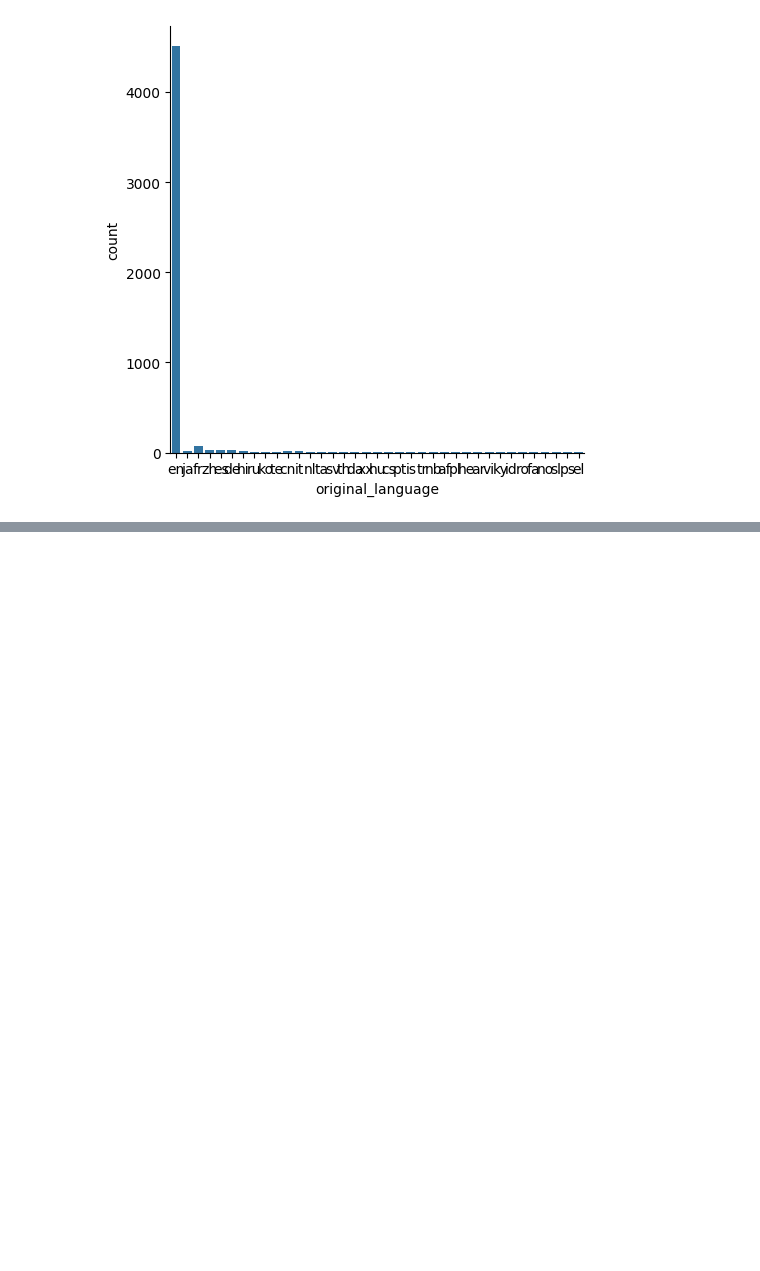
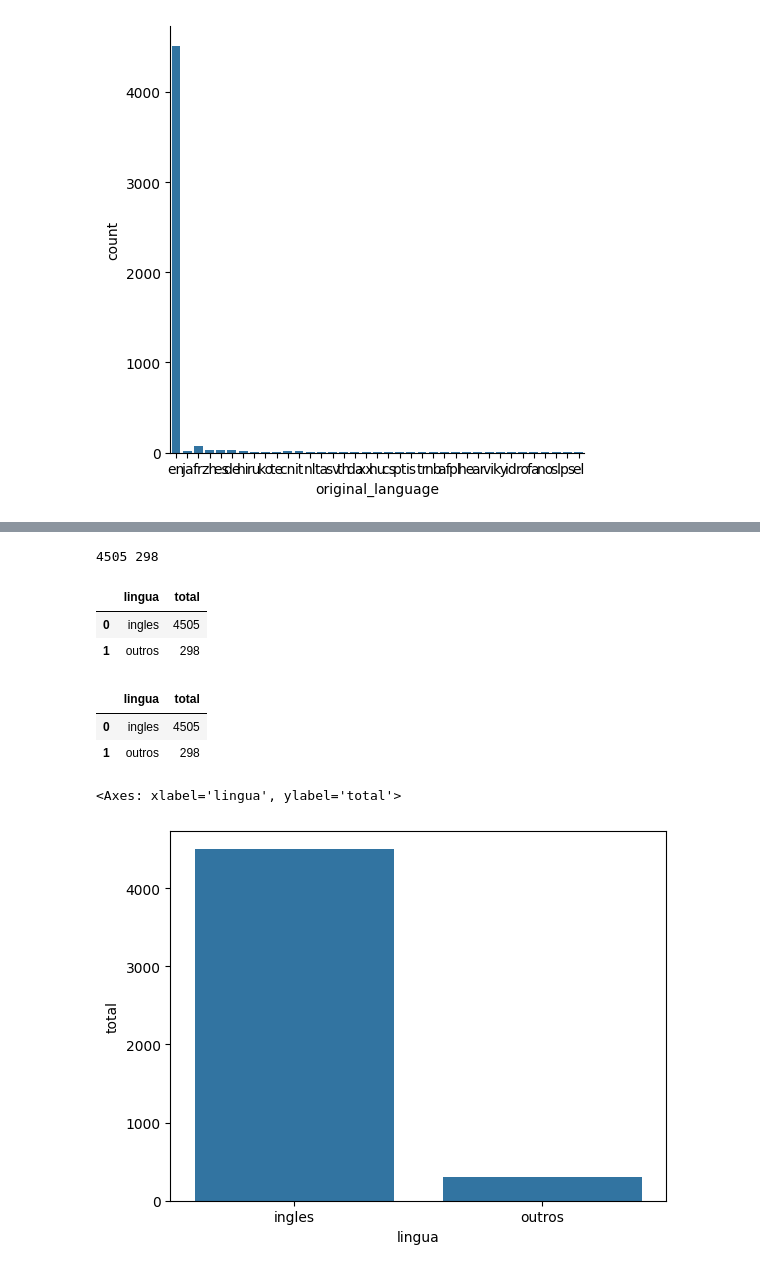
Before and after one commit to orlandojsjunior/Data_Science-Analise_e_visualizacao_de_dados, a Jupyter notebook: 04 - Data Visalization/Notebooks/04_data_visualization.ipynb, the cells around one changed output, grey strips where cells are left out. Cells and saved outputs as stored; diff of their text form; code cells hidden in the pictures; blank space fills up the shorter version.

```diff
--- a/04 - Data Visalization/Notebooks/04_data_visualization.ipynb
+++ b/04 - Data Visalization/Notebooks/04_data_visualization.ipynb
@@ -470,0 +492,45 @@ sns.catplot(x="original_language", kind="count", data=tmdb) # O catplo ja imprim
+# %%
+# Atribuindo valores
+
+total_por_lingua = tmdb["original_language"].value_counts()
+total_geral = total_por_lingua.sum()
+total_de_ingles = total_por_lingua.loc["en"]
+total_do_resto = total_geral - total_de_ingles
+print(total_de_ingles, total_do_resto)
+# %% [output]
+4505 298
+# %%
+# Criando um DataFrame "planilha"
+# Dados  = dicoinario do Python
+
+dados = {
+    'lingua' : ['ingles','outros'],
+    'total' : [total_de_ingles, total_do_resto]
+
+}
+
+pd.DataFrame(dados)
+# %% [output]
+|  | lingua | total |
+| 0 | ingles | 4505 |
+| 1 | outros | 298 |
+# %%
+# podemos sobrescrevermos a variável, mantendo os mesmos resultados
+
+dados = {
+    'lingua' : ['ingles','outros'],
+    'total' : [total_de_ingles, total_do_resto]
+
+}
+
+dados = pd.DataFrame(dados)
+dados
+# %% [output]
+|  | lingua | total |
+| 0 | ingles | 4505 |
+| 1 | outros | 298 |
+# %%
+sns.barplot(x = "lingua", y = "total", data = dados)
+# %% [output]
+<Axes: xlabel='lingua', ylabel='total'>
+[figure, added]
```
Also changed, not shown: parts of 12 cells of this notebook, 1 other file.
